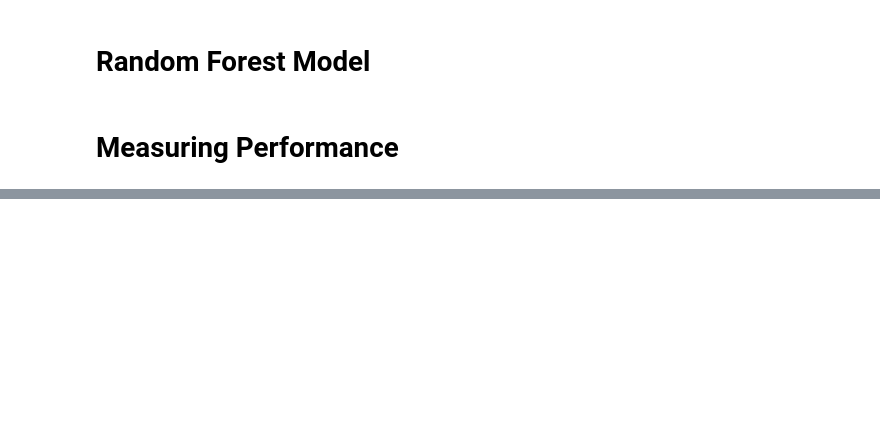
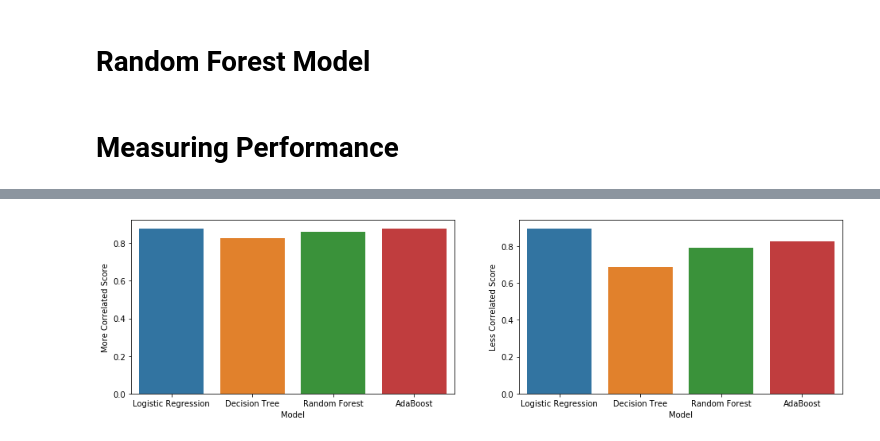
Before and after one commit to jonas0402/Heart-Disease, a Jupyter notebook: Heart Desease Problem.ipynb, the cells around one changed output, grey strips where cells are left out. Cells and saved outputs as stored; diff of their text form; code cells hidden in the pictures; blank space fills up the shorter version.

```diff
--- a/Heart Desease Problem.ipynb
+++ b/Heart Desease Problem.ipynb
@@ -316,0 +506,8 @@ Decision Tree:  0.6947368421052632
+# %%
+summaryco={'Model':['Logistic Regression','Decision Tree','Random Forest','AdaBoost'],
+'Less Correlated Score':[logmodr,dtreer,rfcr,adabscr],
+'More Correlated Score' :[hlogmodr,hdtreesc,hrfcr,hadabscr]}
+summarydfg=pd.DataFrame(data=summaryco)
+summarydf=summarydfg.set_index(['Model'])
+
+summarydf.head()
@@ -316,0 +521,9 @@ Decision Tree:  0.6947368421052632
+# %%
+fig, axs = plt.subplots(ncols=2,sharex=True,squeeze=True,figsize=(16,4))
+
+sns.barplot(x='Model',y='Less Correlated Score', data=summarydfg,alpha=1,label=True,ax=axs[1])
+sns.barplot(x='Model',y='More Correlated Score', data=summarydfg,alpha=1,label=True,ax=axs[0])
+
+plt.show()
+# %% [output]
+[figure, added]
```
Also changed, not shown: parts of 42 cells of this notebook.
